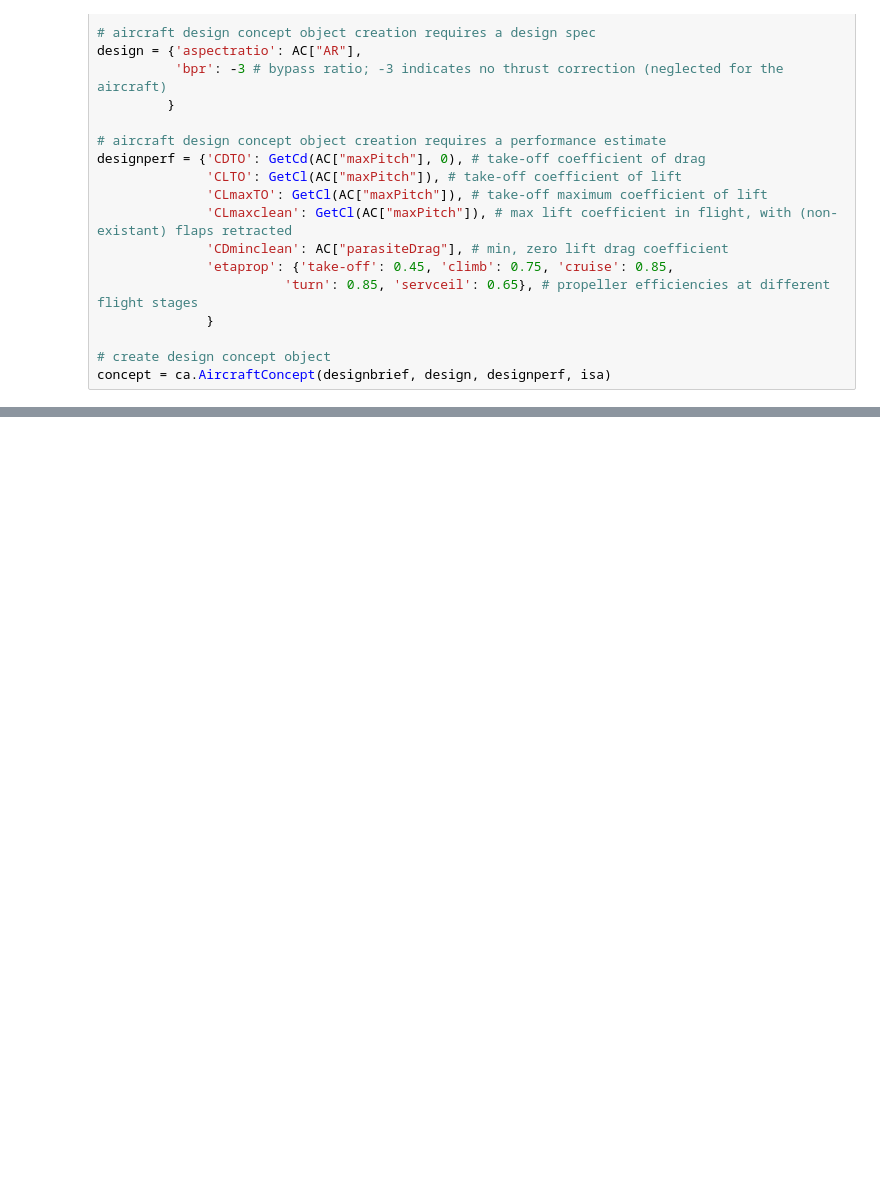
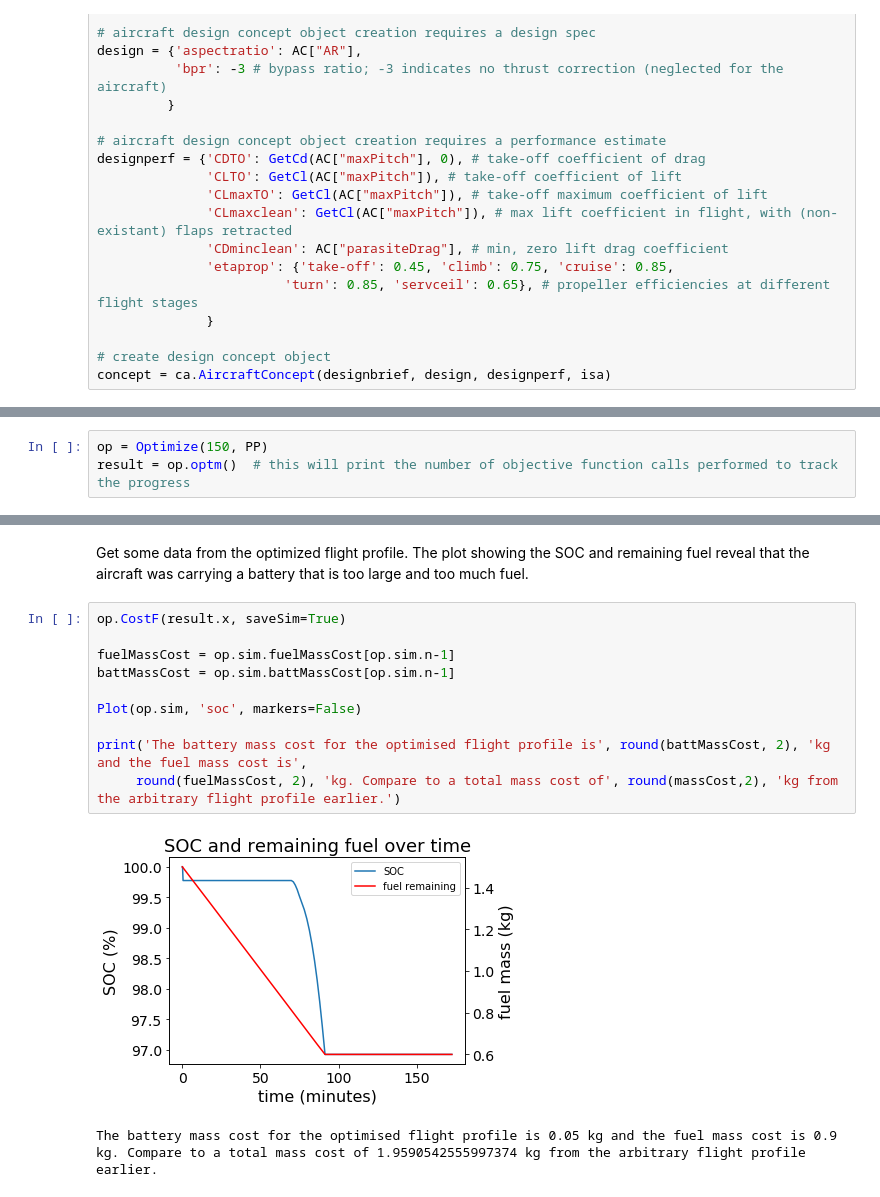
Before and after one commit to HansDy/IP, a Jupyter notebook: Optimizer example.ipynb, the cells around one changed output, grey strips where cells are left out. Saved outputs shown, nothing was run; the diff lists cells and outputs as text; blank space fills up the shorter version.

```diff
--- a/Optimizer example.ipynb
+++ b/Optimizer example.ipynb
@@ -140,0 +301,3 @@ New motor mass: 0.1365833745852342
+# %%
+op = Optimize(150, PP)
+result = op.optm()  # this will print the number of objective function calls performed to track the progress
@@ -140,0 +316,15 @@ New motor mass: 0.1365833745852342
+# %% [markdown]
+Get some data from the optimized flight profile. The plot showing the SOC and remaining fuel reveal that the aircraft was carrying a battery that is too large and too much fuel.
+# %%
+op.CostF(result.x, saveSim=True)
+
+fuelMassCost = op.sim.fuelMassCost[op.sim.n-1]
+battMassCost = op.sim.battMassCost[op.sim.n-1]
+
+Plot(op.sim, 'soc', markers=False)
+
+print('The battery mass cost for the optimised flight profile is', round(battMassCost, 2), 'kg and the fuel mass cost is',
+     round(fuelMassCost, 2), 'kg. Compare to a total mass cost of', round(massCost,2), 'kg from the arbitrary flight profile earlier.')
+# %% [output]
+[figure, added]
+The battery mass cost for the optimised flight profile is 0.05 kg and the fuel mass cost is 0.9 kg. Compare to a total mass cost of 1.9590542555997374 kg from the arbitrary flight profile earlier.
```
Also changed, not shown: parts of 43 cells of this notebook, 6 other files.
